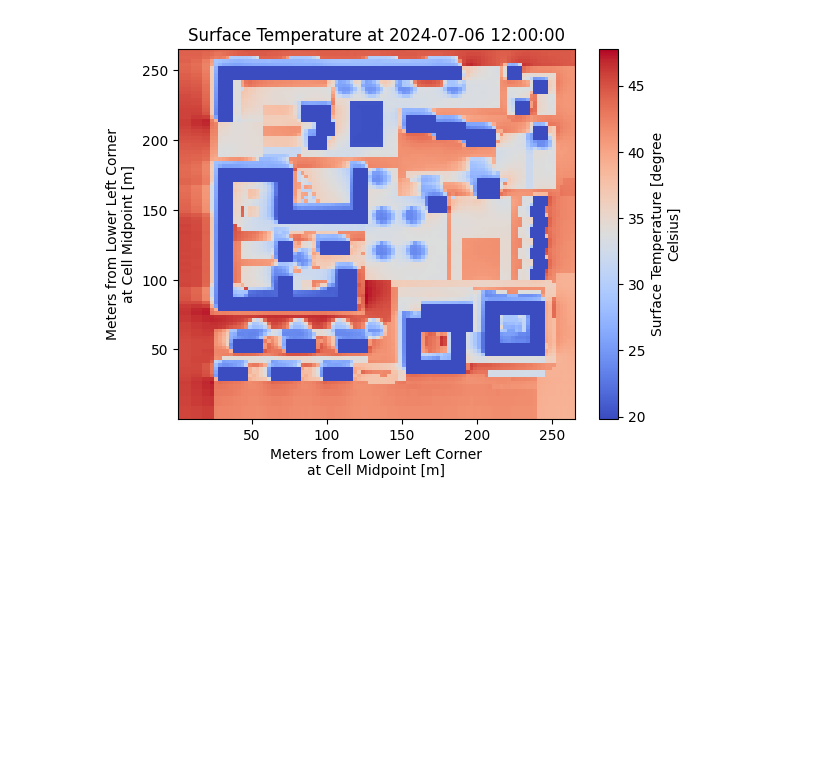
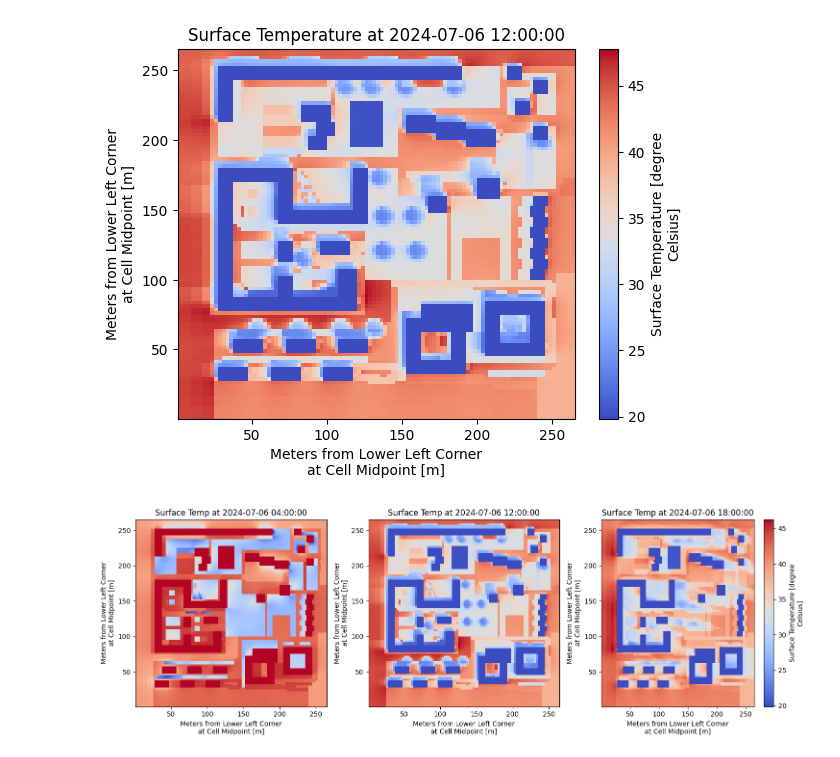
Before and after one commit to Ekaterina-Vititneva/microclimate-simulation, a Jupyter notebook: notebooks/data_exploration.ipynb, the cells around one changed output. Drawn from its saved outputs; the diff is of its cells as text; code cells hidden in the pictures; blank space fills up the shorter version.

Commit message:
Imports to a separate section, compare TSurf for different timesteps

```diff
--- a/notebooks/data_exploration.ipynb
+++ b/notebooks/data_exploration.ipynb
@@ -172,3 +172,24 @@ plt.title(f'Surface Temperature at {time_step2}')
 plt.show()
 # %% [output]
 [figure]
+# %%
+# Define the time steps to compare
+time_steps = ['2024-07-06 04:00:00', '2024-07-06 12:00:00', '2024-07-06 18:00:00']
+
+# Set up a figure with subplots (one subplot per time step)
+fig, axes = plt.subplots(nrows=1, ncols=len(time_steps), figsize=(15, 5))
+
+# Loop over the time steps and plot each one in a subplot
+for i, time_step in enumerate(time_steps):
+    # Select the surface temperature for the current time step
+    surface_temperature = ds['TSurf'].sel(Time=time_step)
+
+    # Plot it in the corresponding subplot
+    surface_temperature.plot(ax=axes[i], cmap='coolwarm', add_colorbar=(i == len(time_steps) - 1))
+    axes[i].set_title(f'Surface Temp at {time_step}')
+
+# Adjust layout for clarity
+plt.tight_layout()
+plt.show()
+# %% [output]
+[figure, added]
```
Also changed, not shown: parts of 5 cells of this notebook.
